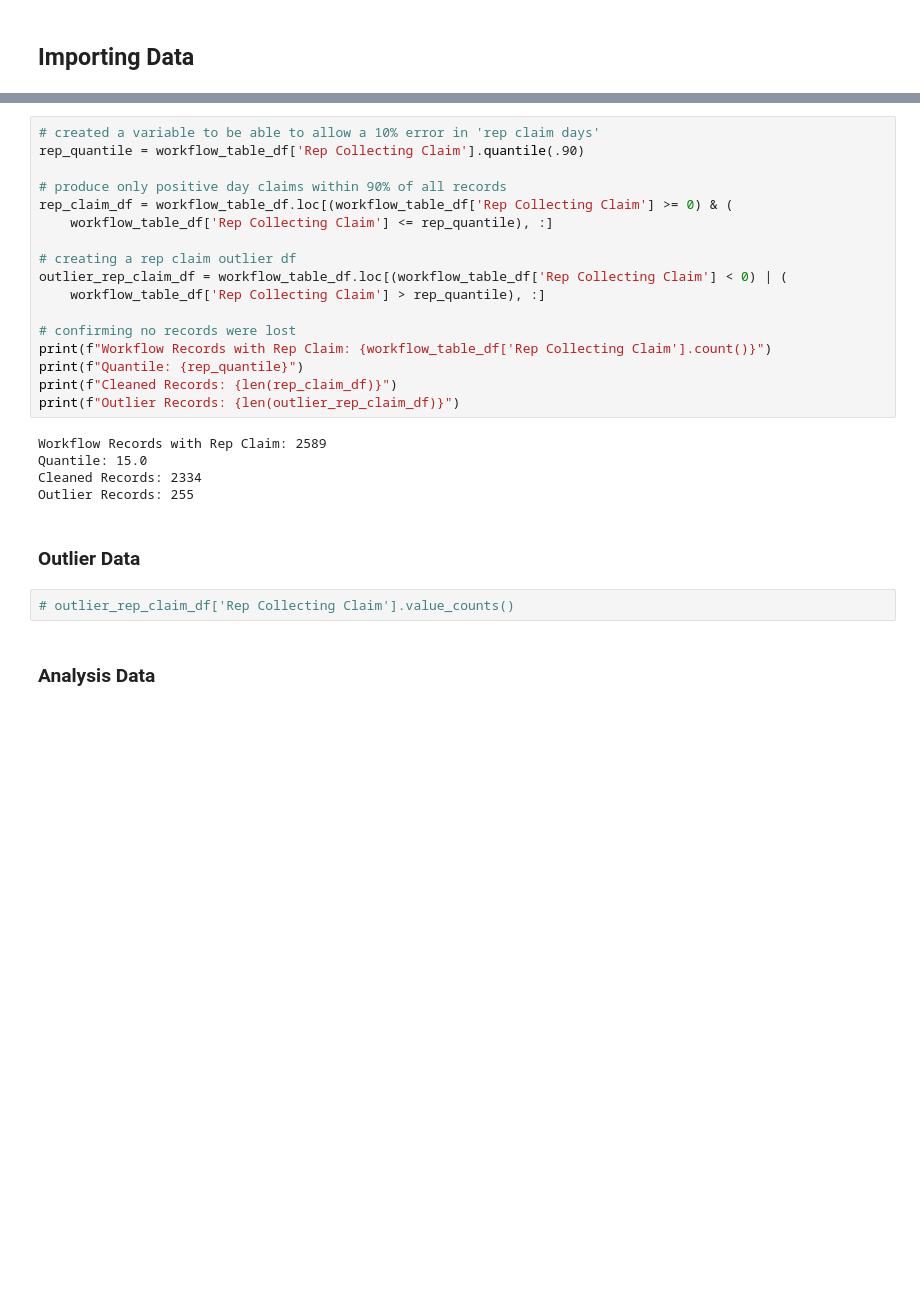
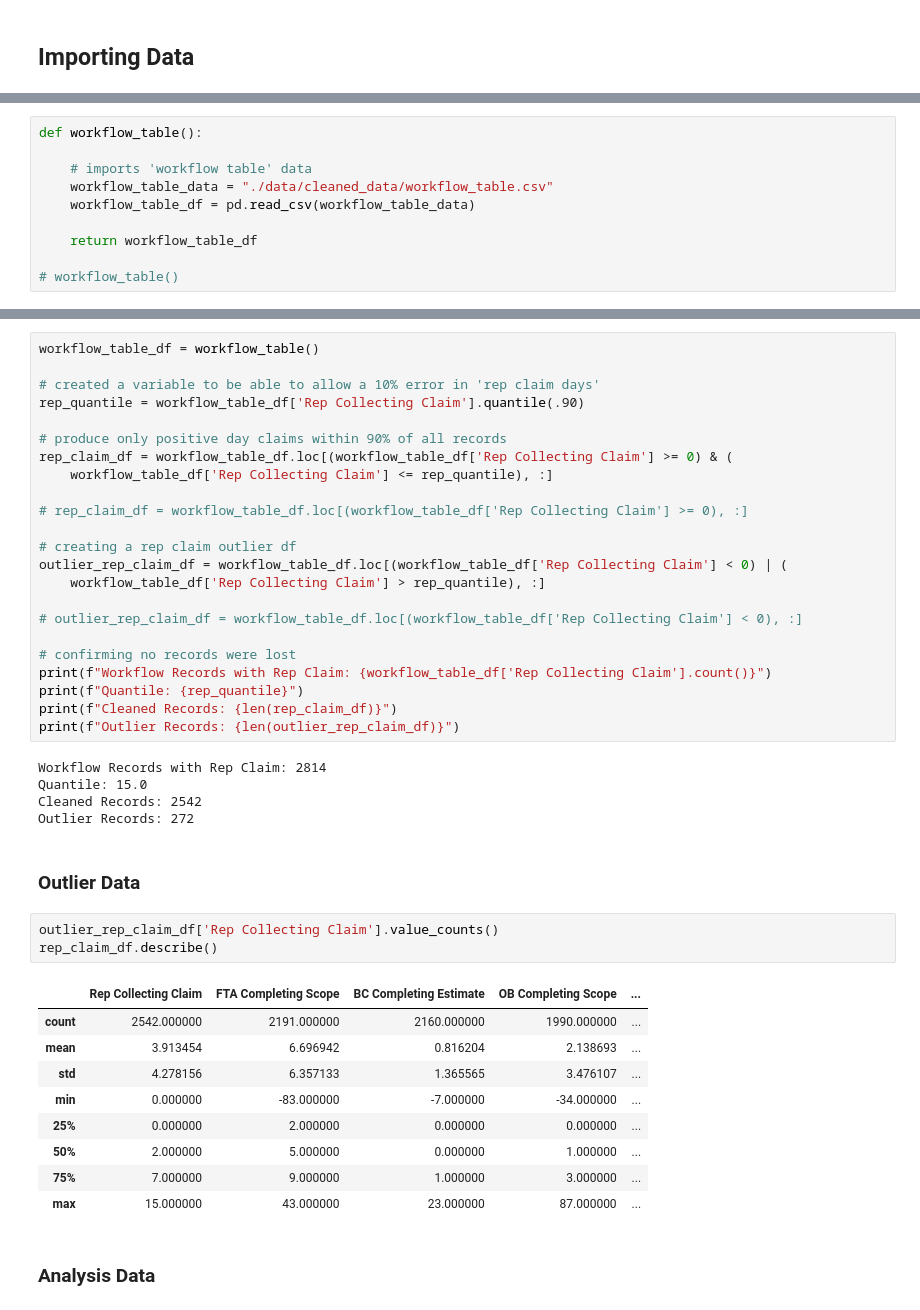
Before and after one commit to ChrisBen191/workflow_project, a Jupyter notebook: data_exporation.ipynb, the cells around one changed output, grey strips where cells are left out. Drawn from its saved outputs; the diff is of its cells as text; blank space fills up the shorter version.

```diff
--- a/data_exporation.ipynb
+++ b/data_exporation.ipynb
@@ -91,0 +57,10 @@ eagleview_table_df.head()
+# %%
+def workflow_table():
+
+    # imports 'workflow table' data
+    workflow_table_data = "./data/cleaned_data/workflow_table.csv"
+    workflow_table_df = pd.read_csv(workflow_table_data)
+
+    return workflow_table_df
+
+# workflow_table()
@@ -92,4 +145,6 @@ eagleview_table_df.head()
 # %%
+workflow_table_df = workflow_table()
+
 # created a variable to be able to allow a 10% error in 'rep claim days'
 rep_quantile = workflow_table_df['Rep Collecting Claim'].quantile(.90)
 
@@ -97,9 +152,13 @@ rep_quantile = workflow_table_df['Rep Collecting Claim'].quantile(.90)
 rep_claim_df = workflow_table_df.loc[(workflow_table_df['Rep Collecting Claim'] >= 0) & (
     workflow_table_df['Rep Collecting Claim'] <= rep_quantile), :]
 
+# rep_claim_df = workflow_table_df.loc[(workflow_table_df['Rep Collecting Claim'] >= 0), :]
+
 # creating a rep claim outlier df
 outlier_rep_claim_df = workflow_table_df.loc[(workflow_table_df['Rep Collecting Claim'] < 0) | (
     workflow_table_df['Rep Collecting Claim'] > rep_quantile), :]
+
+# outlier_rep_claim_df = workflow_table_df.loc[(workflow_table_df['Rep Collecting Claim'] < 0), :]
 
 # confirming no records were lost
 print(f"Workflow Records with Rep Claim: {workflow_table_df['Rep Collecting Claim'].count()}")
@@ -107,14 +166,25 @@ print(f"Quantile: {rep_quantile}")
 print(f"Cleaned Records: {len(rep_claim_df)}")
 print(f"Outlier Records: {len(outlier_rep_claim_df)}")
 # %% [output]
-Workflow Records with Rep Claim: 2589
+Workflow Records with Rep Claim: 2814
 Quantile: 15.0
-Cleaned Records: 2334
-Outlier Records: 255
+Cleaned Records: 2542
+Outlier Records: 272
 # %% [markdown]
 ### Outlier Data
 # %%
-# outlier_rep_claim_df['Rep Collecting Claim'].value_counts()
+outlier_rep_claim_df['Rep Collecting Claim'].value_counts()
+rep_claim_df.describe()
+# %% [output]
+|  | Rep Collecting Claim | FTA Completing Scope | BC Completing Estimate | OB Completing Scope | ... |
+| count | 2542.000000 | 2191.000000 | 2160.000000 | 1990.000000 | ... |
+| mean | 3.913454 | 6.696942 | 0.816204 | 2.138693 | ... |
+| std | 4.278156 | 6.357133 | 1.365565 | 3.476107 | ... |
+| min | 0.000000 | -83.000000 | -7.000000 | -34.000000 | ... |
+| 25% | 0.000000 | 2.000000 | 0.000000 | 0.000000 | ... |
+| 50% | 2.000000 | 5.000000 | 0.000000 | 1.000000 | ... |
+| 75% | 7.000000 | 9.000000 | 1.000000 | 3.000000 | ... |
+| max | 15.000000 | 43.000000 | 23.000000 | 87.000000 | ... |
 # %% [markdown]
 ### Analysis Data
 # %%
```
Also changed, not shown: parts of 16 cells of this notebook, 1 other file.
